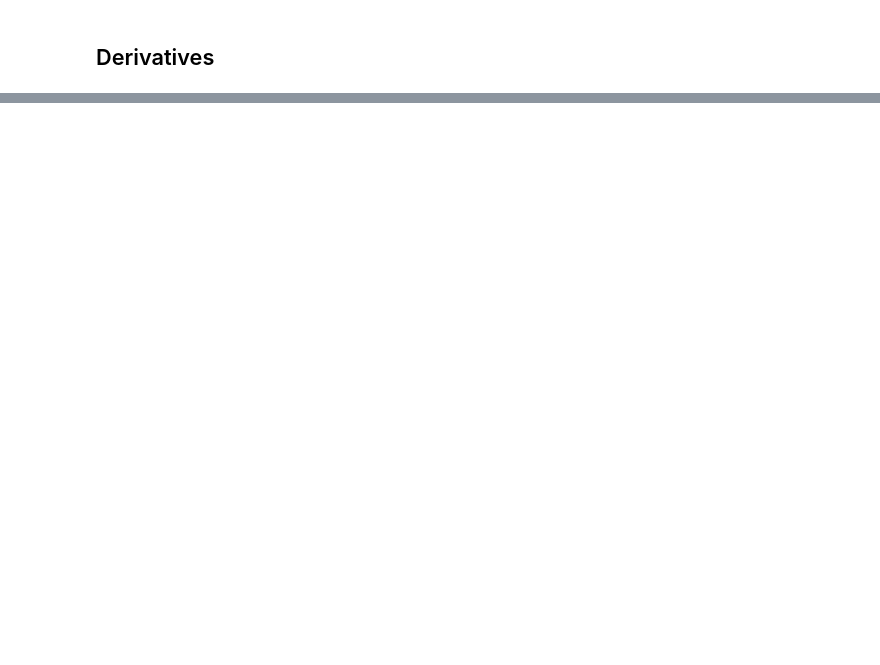
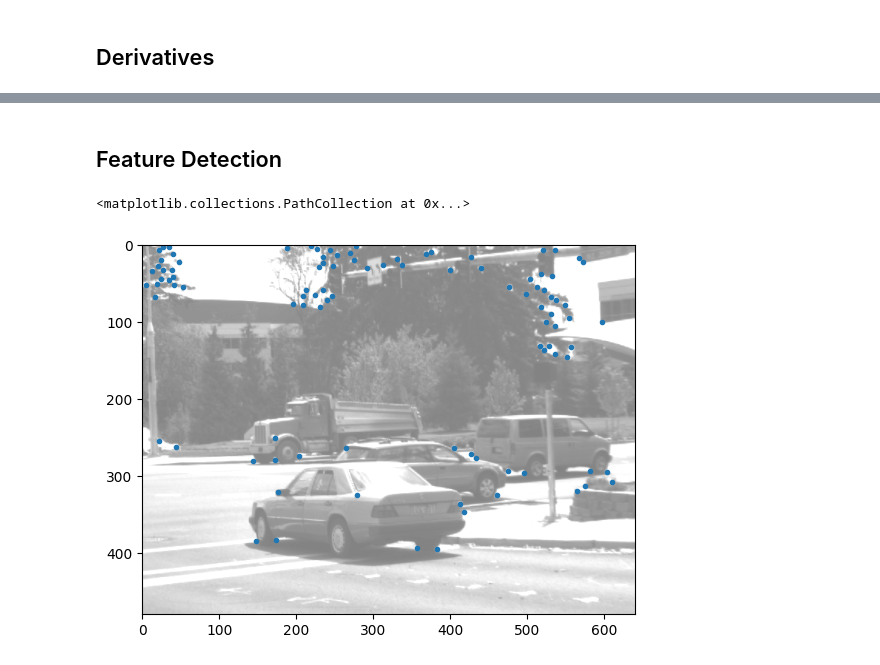
Before and after one commit to sivaturi68/cs482-final-proj, a Jupyter notebook: src.ipynb, the cells around one changed output, grey strips where cells are left out. Saved outputs shown, nothing was run; the diff lists cells and outputs as text; code cells hidden in the pictures; blank space fills up the shorter version.

```diff
--- a/src.ipynb
+++ b/src.ipynb
@@ -129,0 +160,25 @@ for I_t_i in time_deriv(video):
+# %% [markdown]
+## Feature Detection
+# %%
+first_frame = video[0]
+mask1 = np.zeros_like(first_frame)
+mask1[:, 650:850] = 1
+mask2 = np.zeros_like(first_frame)
+mask2[100:200, :] = 1
+
+mask = np.logical_and(mask1, mask2).astype(np.uint8)
+
+track_points = cv.goodFeaturesToTrack(
+    first_frame.astype('f4'),
+    maxCorners=100,
+    qualityLevel=0.1,
+    minDistance=7,
+    blockSize=7,
+    mask=None)
+
+plt.figure()
+plt.imshow(first_frame, cmap='gray', vmin=-1, vmax=1)
+plt.scatter(track_points[:, 0, 0], track_points[:, 0, 1], marker='.')
+# %% [output]
+<matplotlib.collections.PathCollection at 0x...>
+[figure, added]
```
Also changed, not shown: parts of 6 cells of this notebook, 9 other files.
